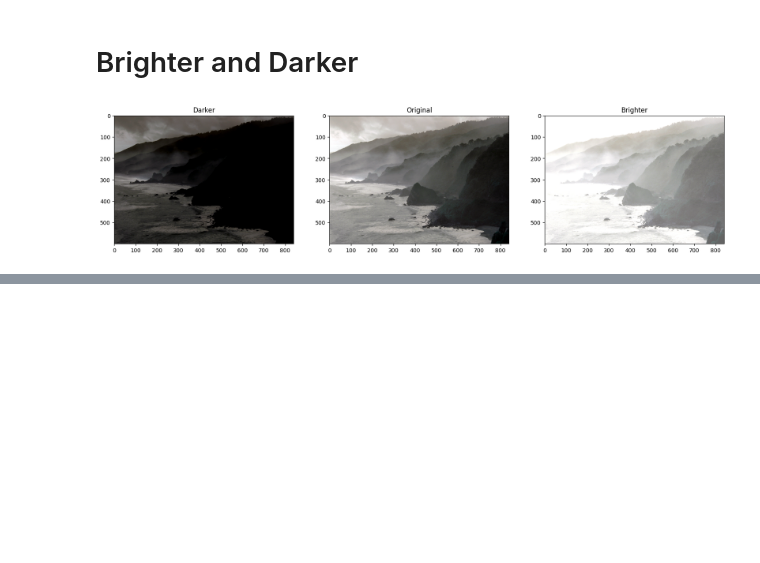
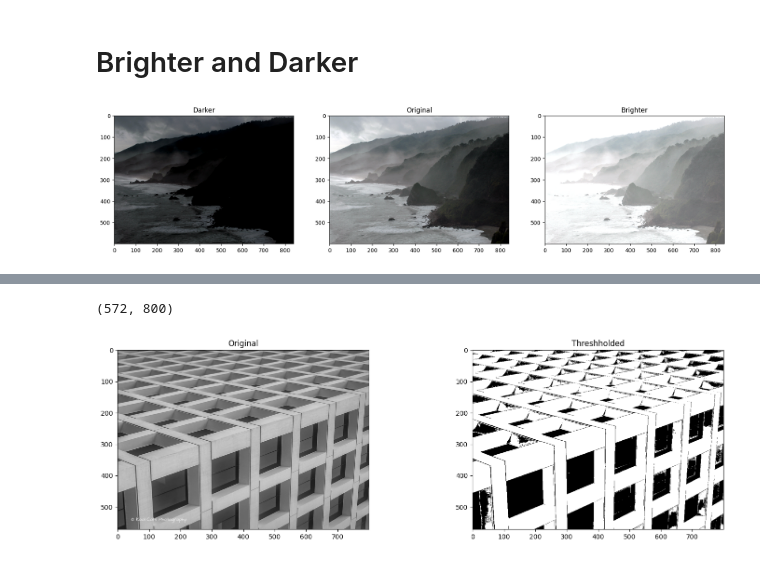
Before and after one commit to Ultraluxe25/OpenCV-University, a Jupyter notebook: OpenCV Bootcamp (lesson 4).ipynb, the cells around one changed output, grey strips where cells are left out. Drawn from its saved outputs; the diff is of its cells as text; code cells hidden in the pictures; blank space fills up the shorter version.

Commit message:
added 4th lesson OpenCV

```diff
--- a/OpenCV Bootcamp (lesson 4).ipynb
+++ b/OpenCV Bootcamp (lesson 4).ipynb
@@ -59,0 +90,16 @@ plt.title('Brighter');
+# %%
+building = cv2.imread('resources/lesson 4/building-windows.jpg', cv2.IMREAD_GRAYSCALE)
+retval, img_thresh = cv2.threshold(src=building, thresh=100, maxval=255, type=cv2.THRESH_BINARY)
+
+plt.figure(figsize=(18, 5))
+plt.subplot(121)
+plt.imshow(building, cmap='gray')
+plt.title('Original')
+
+plt.subplot(122)
+plt.imshow(img_thresh, cmap='gray')
+plt.title('Threshholded');
+print(img_thresh.shape)
+# %% [output]
+(572, 800)
+[figure, added]
```
Also changed, not shown: parts of 11 cells of this notebook.
